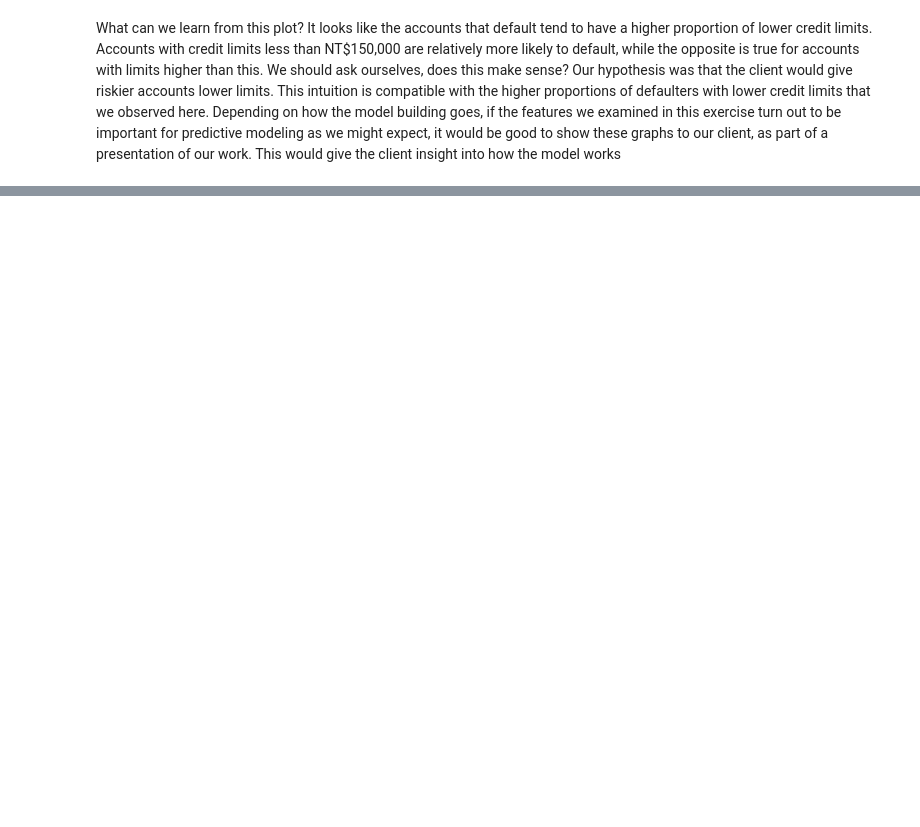
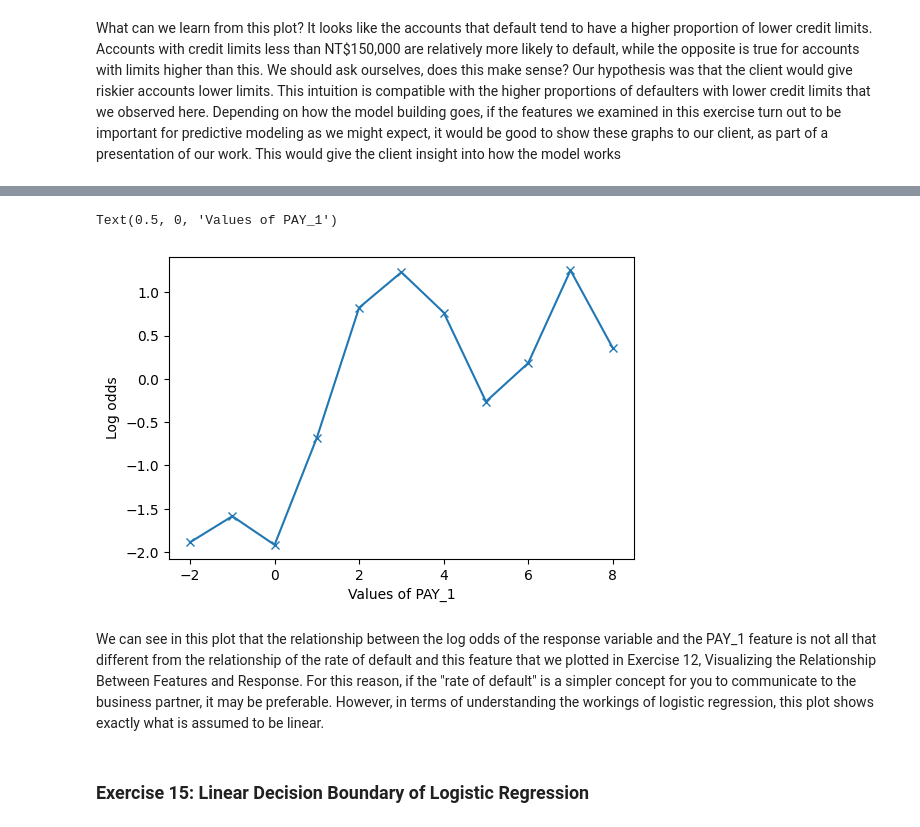
Before and after one commit to cbvreis/Book_Data-Science-Projects-with-Python-P, a Jupyter notebook: notebooks/chapter3.ipynb, the cells around one changed output, grey strips where cells are left out. Saved outputs shown, nothing was run; the diff lists cells and outputs as text; code cells hidden in the pictures; blank space fills up the shorter version.

```diff
--- a/notebooks/chapter3.ipynb
+++ b/notebooks/chapter3.ipynb
@@ -246,0 +378,2 @@ observed here. Depending on how the model building goes, if the features we exam
+# %%
+p = group_by_pay_mean_y['default payment next month'].values
@@ -246,0 +403,14 @@ observed here. Depending on how the model building goes, if the features we exam
+# %%
+plt.plot(group_by_pay_mean_y.index, log_odds,'-x')
+plt.ylabel('Log odds')
+plt.xlabel('Values of PAY_1')
+# %% [output]
+Text(0.5, 0, 'Values of PAY_1')
+[figure, added]
+# %% [markdown]
+We can see in this plot that the relationship between the log odds of the response variable and the PAY_1 feature is not all that different from the relationship of the rate
+of default and this feature that we plotted in Exercise 12, Visualizing the Relationship Between Features and Response. For this reason, if the "rate of default" is a simpler
+concept for you to communicate to the business partner, it may be preferable. However, in terms of understanding the workings of logistic regression, this plot shows exactly
+what is assumed to be linear.
+# %% [markdown]
+### Exercise 15: Linear Decision Boundary of Logistic Regression
```
Also changed, not shown: parts of 60 cells of this notebook, 3 other files.
